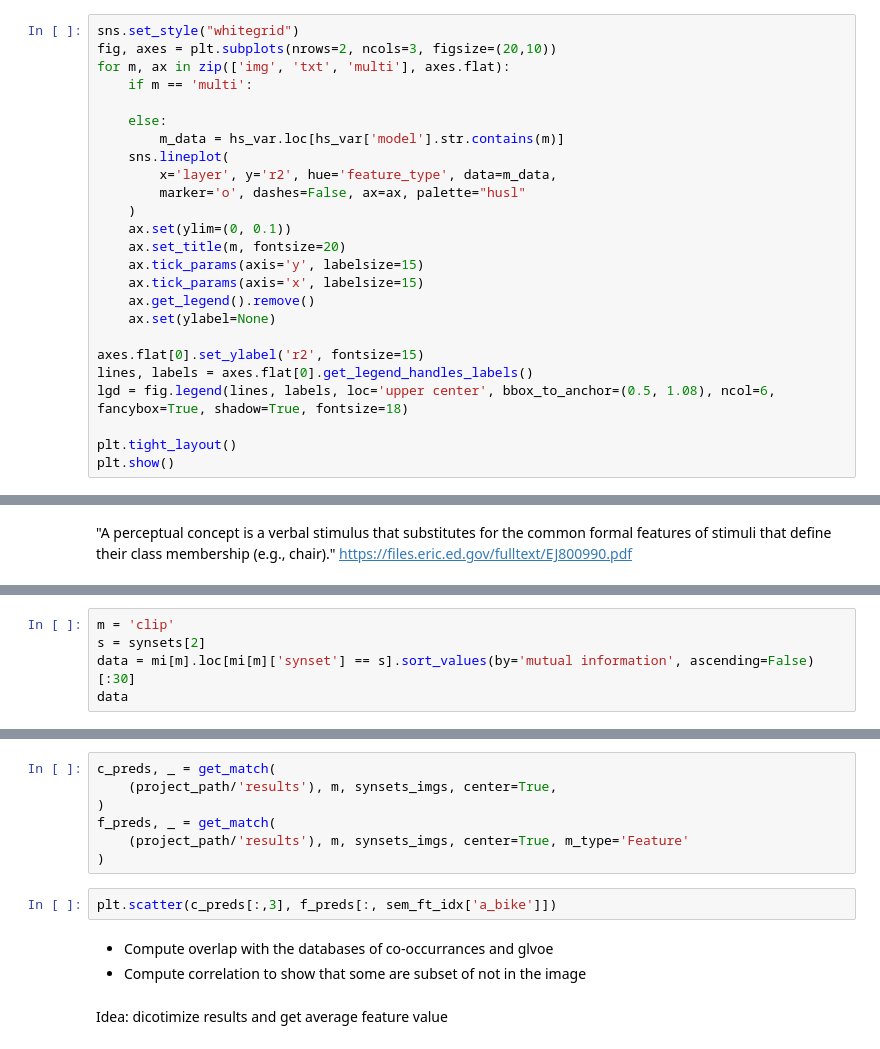
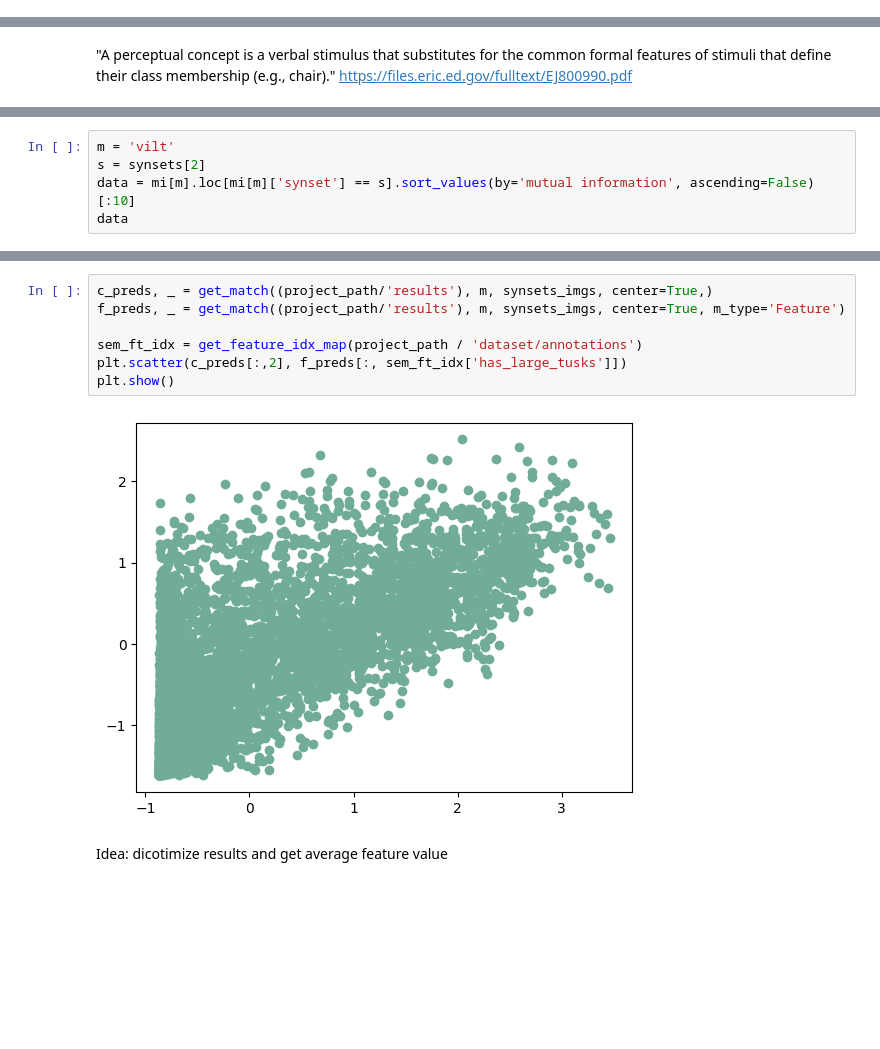
Before and after one commit to martinagvilas/fsk-multimodal, a Jupyter notebook: vis_results/demo.ipynb, the cells around one changed output, grey strips where cells are left out. Saved outputs shown, nothing was run; the diff lists cells and outputs as text; blank space fills up the shorter version.

```diff
--- a/vis_results/demo.ipynb
+++ b/vis_results/demo.ipynb
@@ -184,26 +299 @@ hs_var.loc[hs_var['model'].str.contains('multi')]
-# %%
-sns.set_style("whitegrid")
-fig, axes = plt.subplots(nrows=2, ncols=3, figsize=(20,10))
-for m, ax in zip(['img', 'txt', 'multi'], axes.flat):
-    if m == 'multi':
-
-    else:
-        m_data = hs_var.loc[hs_var['model'].str.contains(m)]
-    sns.lineplot(
-        x='layer', y='r2', hue='feature_type', data=m_data,
-        marker='o', dashes=False, ax=ax, palette="husl"
-    )
-    ax.set(ylim=(0, 0.1))
-    ax.set_title(m, fontsize=20)
-    ax.tick_params(axis='y', labelsize=15)
-    ax.tick_params(axis='x', labelsize=15)
-    ax.get_legend().remove()
-    ax.set(ylabel=None)
-
-axes.flat[0].set_ylabel('r2', fontsize=15)
-lines, labels = axes.flat[0].get_legend_handles_labels()
-lgd = fig.legend(lines, labels, loc='upper center', bbox_to_anchor=(0.5, 1.08), ncol=6, fancybox=True, shadow=True, fontsize=18)
-
-plt.tight_layout()
-plt.show()
 # %% [markdown]
@@ -425,5 +569,5 @@ kmeans = KMeans(n_clusters=3, random_state=0).fit(X)
 # %%
-m = 'clip'
+m = 'vilt'
 s = synsets[2]
-data = mi[m].loc[mi[m]['synset'] == s].sort_values(by='mutual information', ascending=False)[:30]
+data = mi[m].loc[mi[m]['synset'] == s].sort_values(by='mutual information', ascending=False)[:10]
 data
@@ -430,14 +586,11 @@ data
 # %%
-c_preds, _ = get_match(
-    (project_path/'results'), m, synsets_imgs, center=True,
-)
-f_preds, _ = get_match(
-    (project_path/'results'), m, synsets_imgs, center=True, m_type='Feature'
-)
+c_preds, _ = get_match((project_path/'results'), m, synsets_imgs, center=True,)
+f_preds, _ = get_match((project_path/'results'), m, synsets_imgs, center=True, m_type='Feature')
+
+sem_ft_idx = get_feature_idx_map(project_path / 'dataset/annotations')
+plt.scatter(c_preds[:,2], f_preds[:, sem_ft_idx['has_large_tusks']])
+plt.show()
+# %% [output]
+[figure, added]
-# %%
-plt.scatter(c_preds[:,3], f_preds[:, sem_ft_idx['a_bike']])
-# %% [markdown]
-- Compute overlap with the databases of co-occurrances and glvoe
-- Compute correlation to show that some are subset of not in the image
 # %% [markdown]
 Idea: dicotimize results and get average feature value
```
Also changed, not shown: parts of 60 cells of this notebook, 6 other files.
